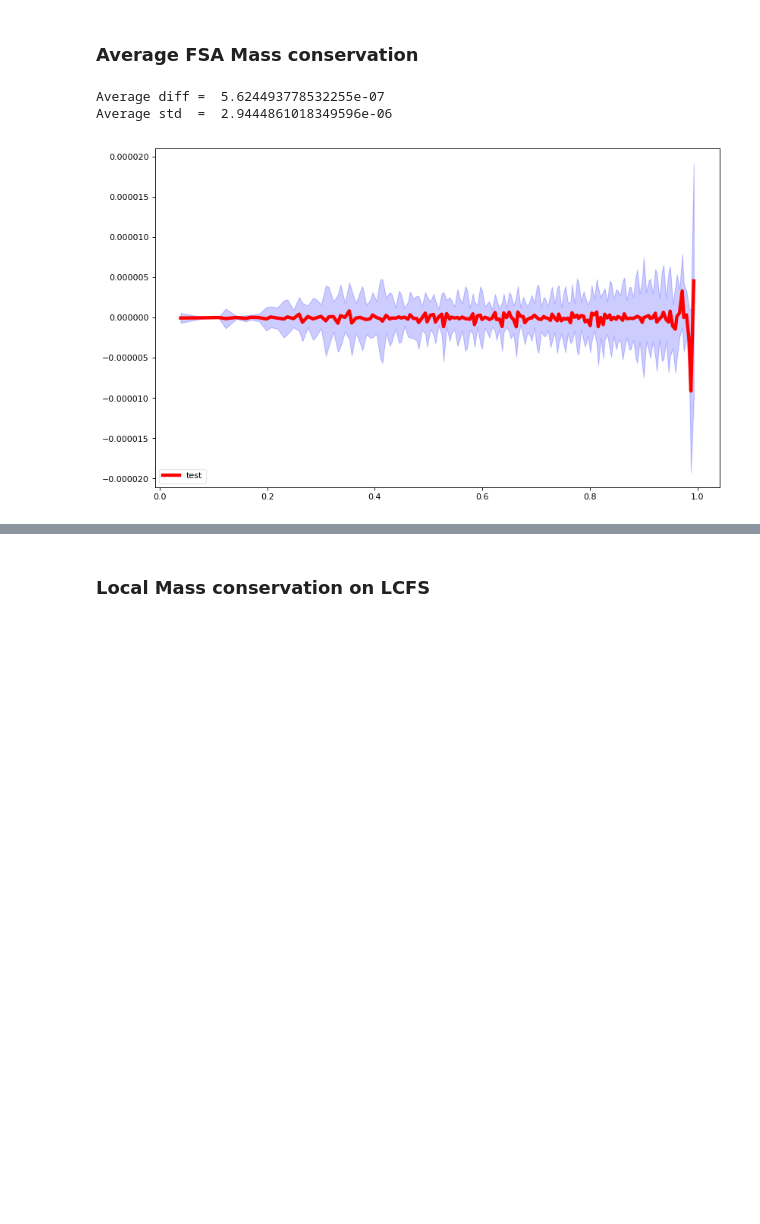
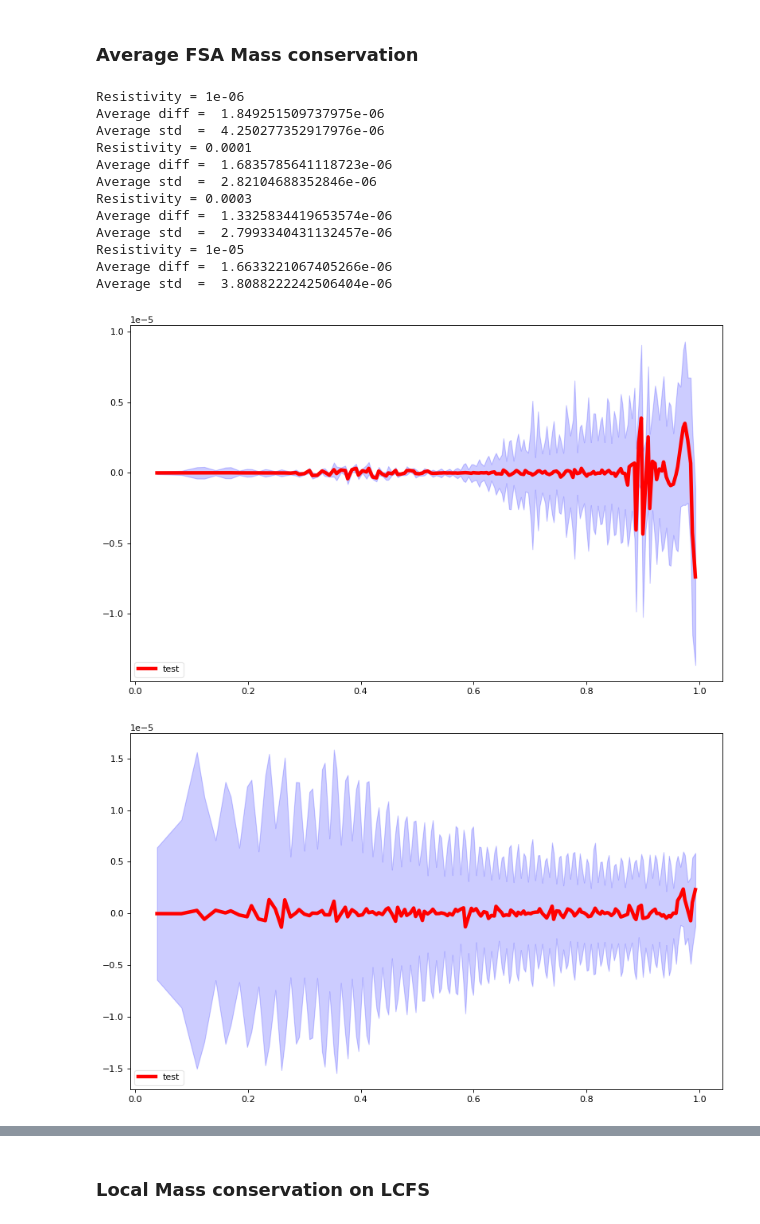
Before and after one commit to mwiesenberger/data-analysis-3d, a Jupyter notebook: Conservation.ipynb, the cells around one changed output, grey strips where cells are left out. Saved outputs shown, nothing was run; the diff lists cells and outputs as text; code cells hidden in the pictures; blank space fills up the shorter version.

```diff
--- a/Conservation.ipynb
+++ b/Conservation.ipynb
@@ -81,8 +93,11 @@ dataset, filter = create_merged_dataset( data, content[1])
 # %%
  # Temporary easy work with only one list element
-full_content = data.table()
+full_content = diag.table()
 content = []
 content.append( full_content[1])
+content.append( full_content[3])
+content.append( full_content[4])
+content.append( full_content[6])
 # %% [markdown]
 ### Mass flux out of separatrix
 # %%
@@ -176,0 +211,12 @@ Confinement time  [0.026988]
+# %%
+print( "Resistivity ", resistivity)
+print( "Average flux ", average_flux)
+print( "Total flux ", total_flux)
+print( "Sigma flux ", sigma_flux)
+print( "Confinement time ", confinement_time)
+
+fig,ax=plt.subplots(1,1,figsize=(2*6,2*3.7),dpi= 80, facecolor='w', edgecolor='k')
+plt.plot(resistivity, total_flux, marker='x', ls='')
+ax.set_xscale('log')
+ax.set_yscale('log')
+plt.show()
@@ -230,44 +296,58 @@ Average diff =  132.89169969379682
 # %% [markdown]
 ### Average FSA Mass conservation
 # %%
-fig,ax=plt.subplots(1,1,figsize=(2*6,2*3.7),dpi= 80, facecolor='w', edgecolor='k')
+
 for file in content :
-
+    fig,ax=plt.subplots(1,1,figsize=(2*6,2*3.7),dpi= 80, facecolor='w', edgecolor='k')
     #dset = Dataset( diag.outfile(file), 'r')
 
-    dset, filter = create_merged_dataset( diag, file)
-    mass =np.asarray(dset.variables['electrons_fsa'][filter,:])
-    time = np.asarray(dset.variables['time'][filter])
-    timett = np.append(2*time[len(time)-1] -time[len(time)-2], time ) # extrapolate
+    dset = create_merged_dataset( diag, file)
+    params = json.loads(dset.inputfile)
+    mass =np.asarray(dset.variables['electrons_fsa'][:,:])
+    time = np.asarray(dset.variables['time'][:])
+    timett = np.append(time, 2*time[len(time)-1] -time[len(time)-2]) # extrapolate
     deltat = np.diff(timett)
     masstt=np.append(np.zeros((1,len(rho))),mass, axis=0)
     deltamass = np.diff(masstt,axis=0)/deltat[:,None]
-    source = np.asarray(dset.variables['sne_tt_fsa'][filter,:])/deltat[:,None]
+    source = np.asarray(dset.variables['sne_tt_fsa'][:,:])/deltat[:,None]
     deltamass-=source
 
-    jvneC=np.asarray(dset.variables['jvneC_tt_ifs'][filter,:])/deltat[:,None]
-    jvneE=np.asarray(dset.variables['jvneE_tt_ifs'][filter,:])/deltat[:,None]
-    jvneA=np.asarray(dset.variables['jvneA_tt_ifs'][filter,:])/deltat[:,None]
+    jvneC=np.asarray(dset.variables['jvneC_tt_ifs'][:,:])/deltat[:,None]
+    jvneE=np.asarray(dset.variables['jvneE_tt_ifs'][:,:])/deltat[:,None]
+    jvneA=np.asarray(dset.variables['jvneA_tt_ifs'][:,:])/deltat[:,None]
     jvne = jvneC+jvneE+jvneA
 
-    diff_perp = np.asarray(dset.variables["lneperp_tt_fsa"][filter,:])/deltat[:,None]
-    rhs = jvne-diff_perp
+    diff_perp = np.asarray(dset.variables["lneperp_tt_fsa"][:,:])/deltat[:,None]
+    diff_parallel = np.asarray(dset.variables["lneparallel_tt_fsa"][:,:])/deltat[:,None]
+    rhs = jvne-diff_perp-diff_parallel
     diff = (deltamass + rhs)/2
 
     average_diff = np.mean( diff[1:], axis=0)
     average_std =  np.std( diff[1:], axis=0)
     idx=160
+    print(f'Resistivity = {params["physical"]["resistivity"]}')
     print( "Average diff = ", average_diff[idx])
     print( "Average std  = ", average_std[idx])
 
     plt.plot( rho_t[0:167], average_diff[0:167], ls = '-', color='r', lw = 4, label = 'test')
     plt.fill_between( rho_t[0:167], average_diff[0:167]-average_std[0:167],
                       average_diff[0:167]+average_std[0:167], color='b', alpha=0.2)
     handles, labels = plt.gca().get_legend_handles_labels()
     plt.legend(handles, labels, loc='lower left',numpoints=1,ncol=2,
                    fontsize='medium',framealpha=0.5)
     dset.close()
 # %% [output]
-Average diff =  5.624493778532255e-07
-Average std  =  2.9444861018349596e-06
+Resistivity = 1e-06
+Average diff =  1.849251509737975e-06
+Average std  =  4.250277352917976e-06
+Resistivity = 0.0001
+Average diff =  1.6835785641118723e-06
+Average std  =  2.82104688352846e-06
+Resistivity = 0.0003
+Average diff =  1.3325834419653574e-06
+Average std  =  2.7993340431132457e-06
+Resistivity = 1e-05
+Average diff =  1.6633221067405266e-06
+Average std  =  3.8088222242506404e-06
-[figure, old version]
+[figure, new version]
+[figure, added]
```
Also changed, not shown: parts of 15 cells of this notebook.
